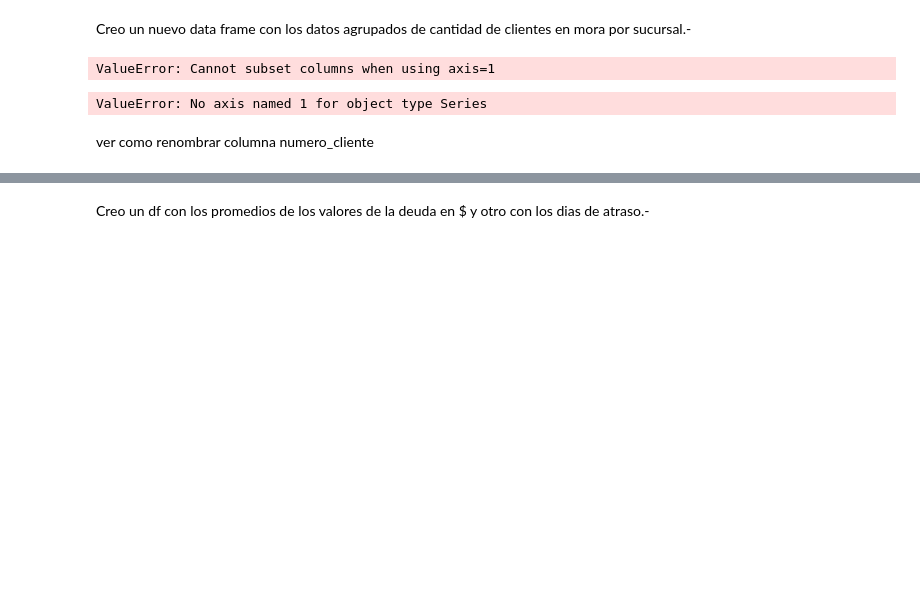
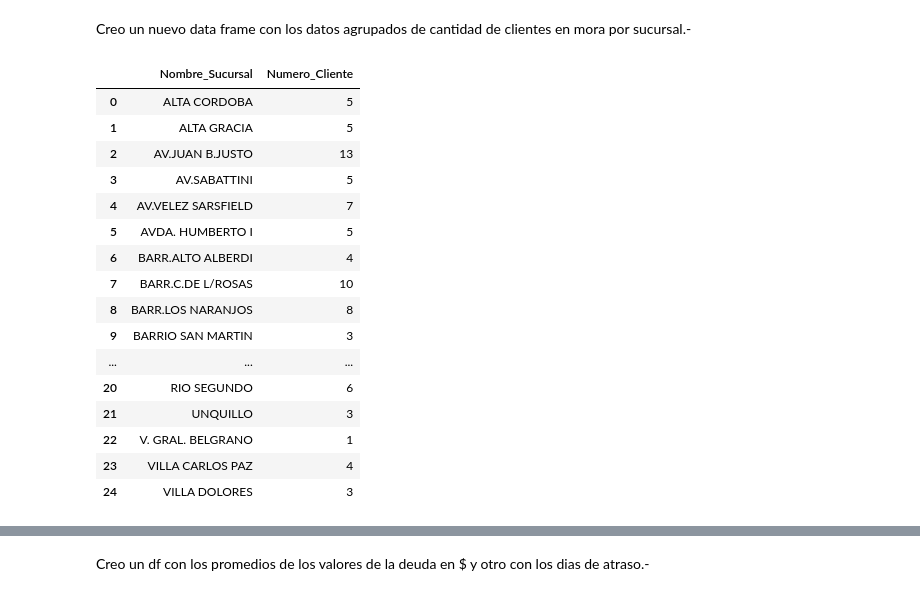
Before and after one commit to agustingonz/Analisis-Mora-Banco-Nacion, a Jupyter notebook: Analisis Mora Bna.ipynb, the cells around one changed output, grey strips where cells are left out. Saved outputs shown, nothing was run; the diff lists cells and outputs as text; code cells hidden in the pictures; blank space fills up the shorter version.

```diff
--- a/Analisis Mora Bna.ipynb
+++ b/Analisis Mora Bna.ipynb
@@ -71,14 +71,23 @@ dtype: int64
 # %% [markdown]
 Creo un nuevo data frame con los datos agrupados de cantidad de clientes en mora por sucursal.-
 # %%
-cant_suc=df.groupby(by='Nombre_Sucursal', axis='columns').Numero_Cliente.count()
+cant_suc=df.groupby(by='Nombre_Sucursal', as_index=False).Numero_Cliente.count()
 cant_suc
 # %% [output]
-ValueError: Cannot subset columns when using axis=1
+|  | Nombre_Sucursal | Numero_Cliente |
+| 0 | ALTA CORDOBA | 5 |
+| 1 | ALTA GRACIA | 5 |
+| 2 | AV.JUAN B.JUSTO | 13 |
+| 3 | AV.SABATTINI | 5 |
+| 4 | AV.VELEZ SARSFIELD | 7 |
+| 5 | AVDA. HUMBERTO I | 5 |
+| 6 | BARR.ALTO ALBERDI | 4 |
+| 7 | BARR.C.DE L/ROSAS | 10 |
+| 8 | BARR.LOS NARANJOS | 8 |
+| 9 | BARRIO SAN MARTIN | 3 |
+| ... | ... | ... |
+| 20 | RIO SEGUNDO | 6 |
+| 21 | UNQUILLO | 3 |
+| 22 | V. GRAL. BELGRANO | 1 |
+| 23 | VILLA CARLOS PAZ | 4 |
+| 24 | VILLA DOLORES | 3 |
-# %%
-cant_suc.set_axis(['Nombre_Sucursal', 'Cant_Clientes'], axis=1)
-cant_suc
-# %% [output]
-ValueError: No axis named 1 for object type Series
-# %% [markdown]
-ver como renombrar columna numero_cliente
```
Also changed, not shown: parts of 12 cells of this notebook.
